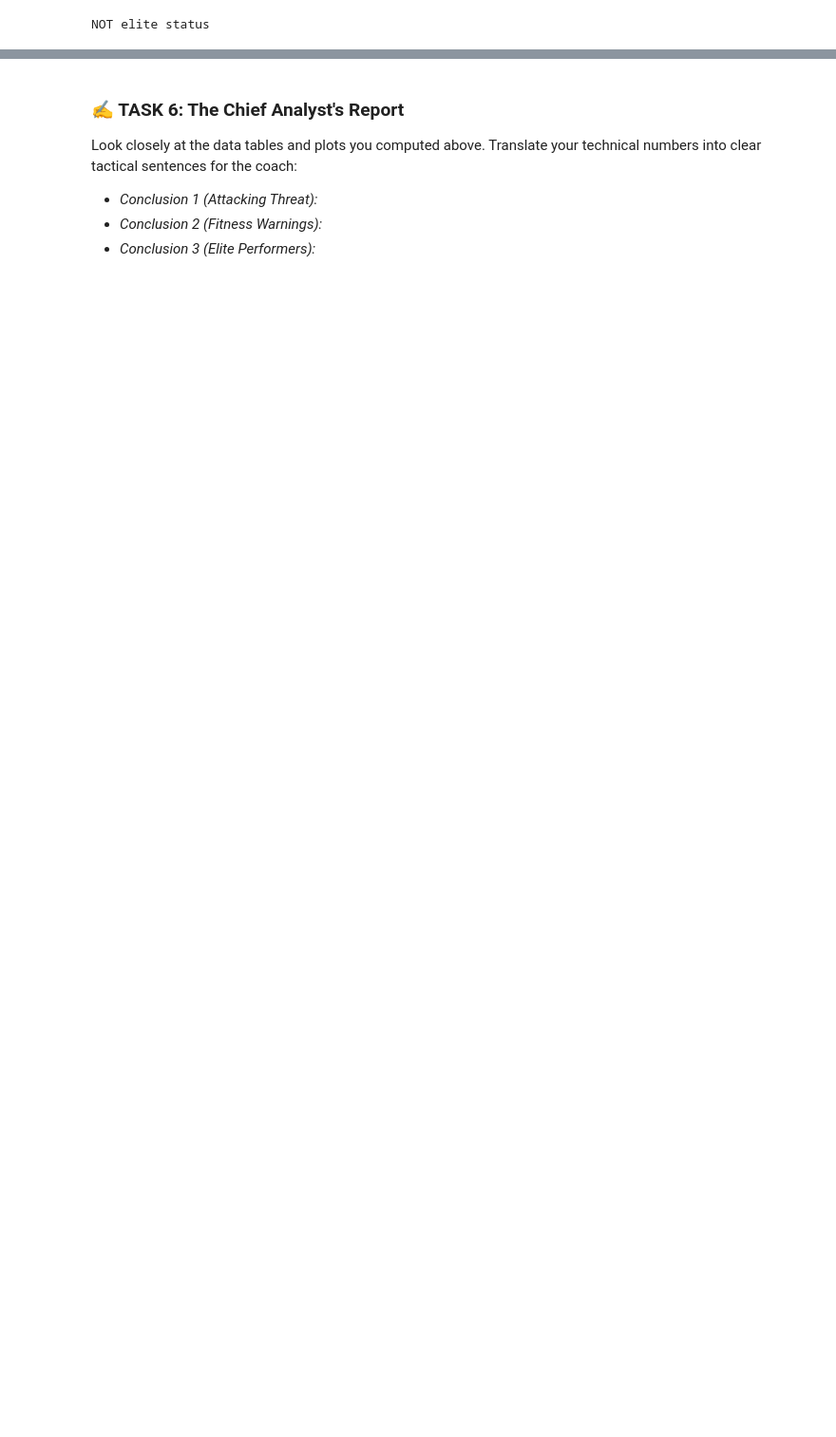
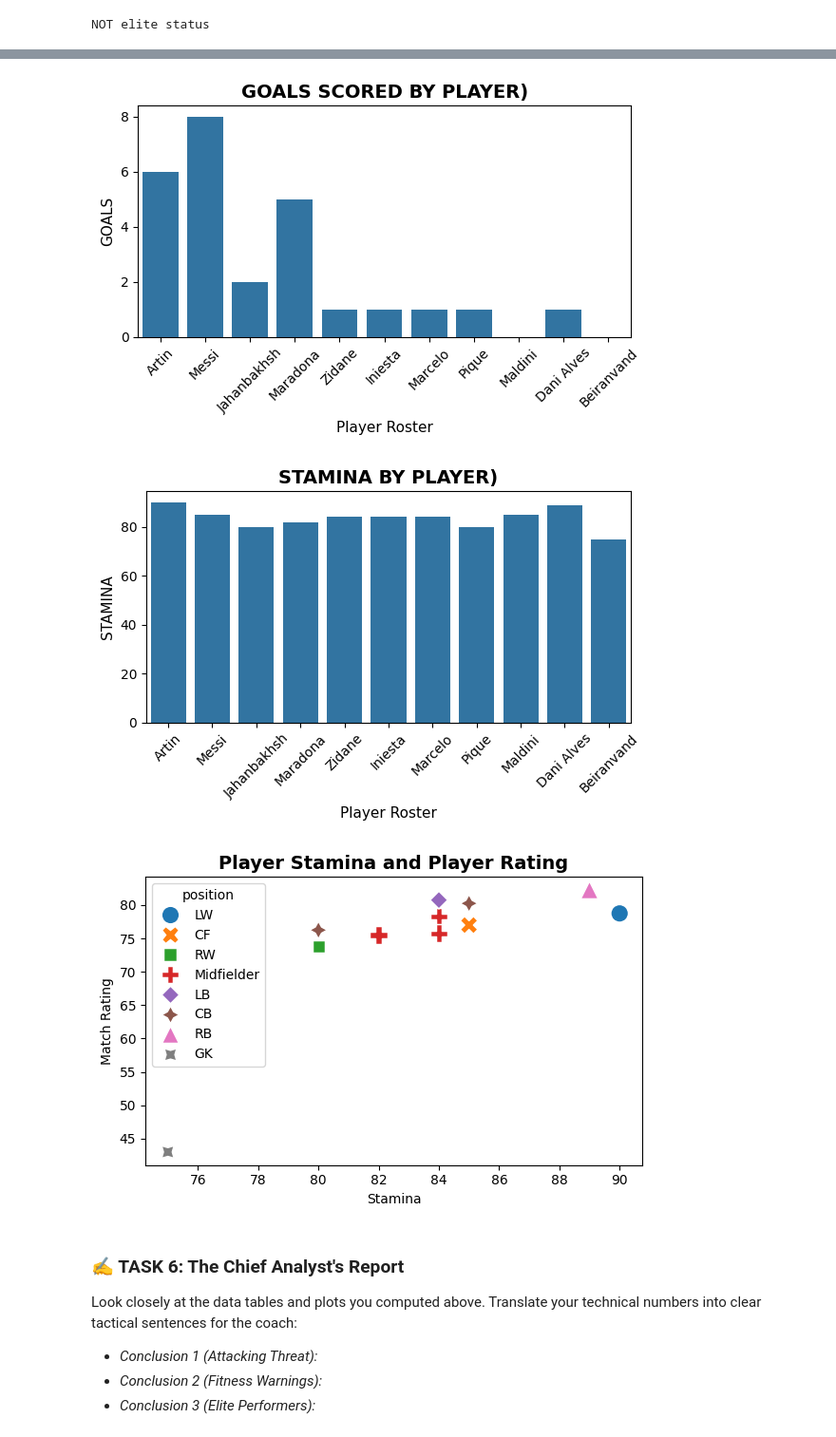
Before and after one commit to MaryamRA/KidsShield-Soccer-AI, a Jupyter notebook: Mission08/Mission08_Complementary_Solution.ipynb, the cells around one changed output, grey strips where cells are left out. Shown at 95% size. Cells and saved outputs as stored; diff of their text form; code cells hidden in the pictures; blank space fills up the shorter version.

```diff
--- a/Mission08/Mission08_Complementary_Solution.ipynb
+++ b/Mission08/Mission08_Complementary_Solution.ipynb
@@ -373,22 +385,45 @@ print(f"⚽ Top Goal Scorer: {top_scorer_name} with {top_scorer_goals} goals.")
 # %%
 # 🛠️ TASK 5: Visual Scouting Suite
 # Using your freedom of layout design, create 3 distinct visual charts.
 # Remember to add titles, labels, and set clear styles!
 
 # Chart A: Visual comparison of direct Goals Scored by player
 plt.figure(figsize=(6,4))
-# Your plotting code here
+# 2. Draw Bars
+sns.barplot(x="name", y="total_goals", data=df)
+
+# 3. Label Canvas
+plt.title("GOALS SCORED BY PLAYER)", fontsize=14, fontweight="bold")
+plt.xlabel("Player Roster", fontsize=11)
+plt.ylabel("GOALS", fontsize=11)
+plt.xticks(rotation=45)
+plt.tight_layout()
 plt.show()
 
 # Chart B: Stamina Spectrum across the squad roster
 plt.figure(figsize=(6,4))
-# Your plotting code here
+sns.barplot(x="name", y="stamina", data=df)
+
+# 3. Label Canvas
+plt.title("STAMINA BY PLAYER)", fontsize=14, fontweight="bold")
+plt.xlabel("Player Roster", fontsize=11)
+plt.ylabel("STAMINA", fontsize=11)
+plt.xticks(rotation=45)
+plt.tight_layout()
 plt.show()
 
 # Chart C: Relationship Mapping between Stamina (X) and Match Rating (Y)
 plt.figure(figsize=(6,4))
-# Your plotting code here
+sns.scatterplot(x="stamina", y="rating", hue="position", style="position", s=180, data=df)
+plt.title("Player Stamina and Player Rating", fontsize=14, fontweight="bold")
+plt.xlabel("Stamina")
+plt.ylabel("Match Rating")
+plt.tight_layout()
 plt.show()
+# %% [output]
+[figure, added]
+[figure, added]
+[figure, added]
 # %% [markdown]
 ### ✍️ TASK 6: The Chief Analyst's Report
 Look closely at the data tables and plots you computed above. Translate your technical numbers into clear tactical sentences for the coach:
```
Also changed, not shown: parts of 9 cells of this notebook.
